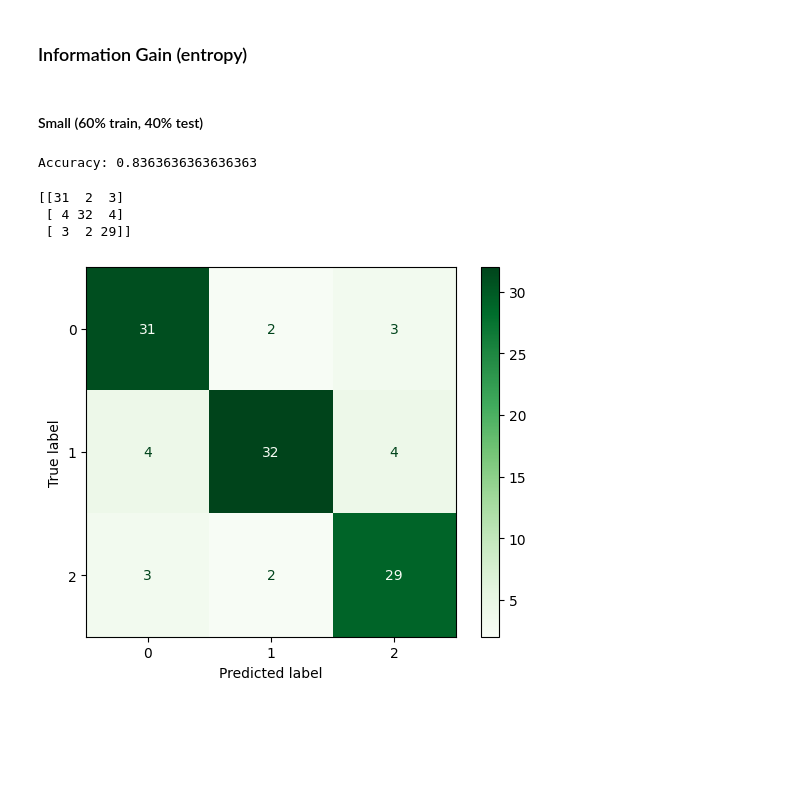
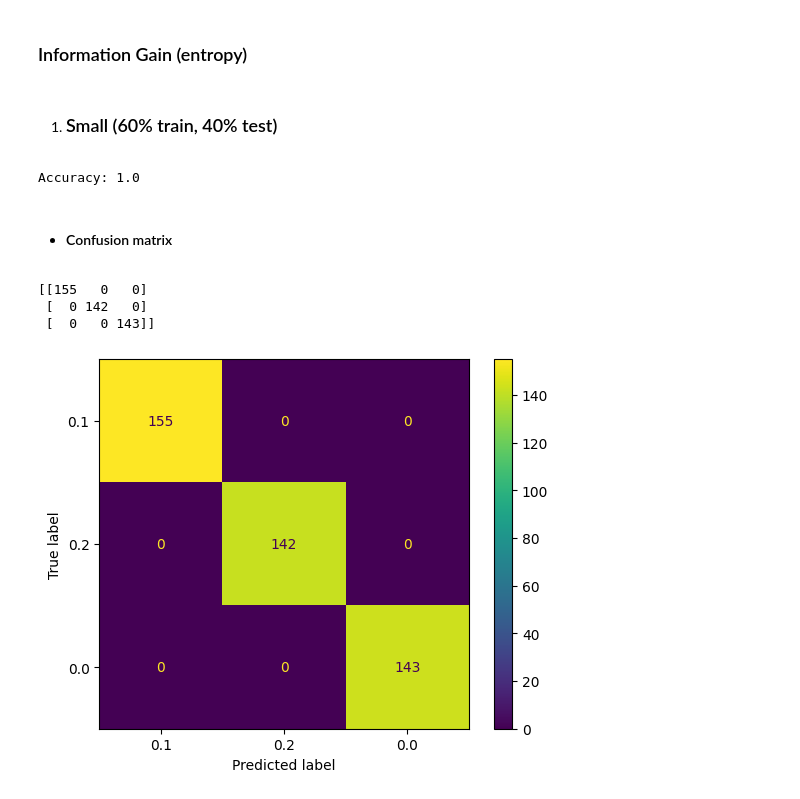
Before and after one commit to Jana18kh/Project, a Jupyter notebook: Project.ipynb, the cells around one changed output. Saved outputs shown, nothing was run; the diff lists cells and outputs as text; code cells hidden in the pictures; blank space fills up the shorter version.

```diff
--- a/Project.ipynb
+++ b/Project.ipynb
@@ -523,7 +523,7 @@ print(df)
 # %% [markdown]
 ### Information Gain (entropy)
 # %% [markdown]
-#### Small (60% train, 40% test)
+1. ### Small (60% train, 40% test)
 # %%
 from sklearn.tree import DecisionTreeClassifier
 from sklearn.model_selection import train_test_split
@@ -531,47 +531,48 @@ from sklearn.preprocessing import LabelEncoder
 from sklearn import metrics
 
 # Feature Selection
-fn = df.keys().tolist()[1:-1]
-X = df[fn]
-y = df['stress_level']
+fn1 = df.keys().tolist()[1:]
+X1 = df[fn1]
+y1 = df['stress_level']
 
 # Encode target variable to numerical values
-le = LabelEncoder()
-y_encoded = le.fit_transform(y)
+le1 = LabelEncoder()
+y_encoded1 = le1.fit_transform(y)
 
 # Splitting Data into 60% training and 40% testing subsets
-X_train, X_test, y_train, y_test = train_test_split(X, y_encoded, test_size=0.4, random_state=1)
+X_train1, X_test1, y_train1, y_test1 = train_test_split(X1, y_encoded1, test_size=0.4, random_state=1)
 
 # Bulding decision tree model
 clf1 = DecisionTreeClassifier(criterion='entropy')
 
 # Train Decision Tree Classifier
-clf1 = clf1.fit(X_train, y_train)
+clf1 = clf1.fit(X_train1, y_train1)
 
 # Predict the response for test dataset
-y_pred = clf1.predict(X_test)
+y_pred1 = clf1.predict(X_test1)
 
 # Evaluating the model
-print("Accuracy:", metrics.accuracy_score(y_test, y_pred))
+print("Accuracy:", metrics.accuracy_score(y_test1, y_pred1))
 # %% [output]
-Accuracy: 0.8363636363636363
+Accuracy: 1.0
+# %% [markdown]
+- #### Confusion matrix
 # %%
 from sklearn.metrics import confusion_matrix
 
 # Compute and print the confusion matrix
-cm = confusion_matrix(y_test, y_pred)
-print(cm)
+cm1 = confusion_matrix(y_test1, y_pred1)
+print(cm1)
 
 from sklearn.metrics import ConfusionMatrixDisplay
-cn = df['stress_level'].unique() # classes_names
+cn1 = df['stress_level'].unique() # classes_names
 
-class_labels = {0:'0', 1:'1', 2:'2'}
+class_labels1 = {0:'0', 1:'1', 2:'2'}
 
 # create a confusion matrix display object
-disp = ConfusionMatrixDisplay.from_estimator(clf1, X_test, y_test, display_labels=cn)
-plt.show()
+disp1 = ConfusionMatrixDisplay.from_estimator(clf1, X_test1, y_test1, display_labels=cn1)
 # %% [output]
-[[31  2  3]
- [ 4 32  4]
- [ 3  2 29]]
+[[155   0   0]
+ [  0 142   0]
+ [  0   0 143]]
-[figure, old version]
+[figure, new version]
```
Also changed, not shown: parts of 33 cells of this notebook, 1 other file.
